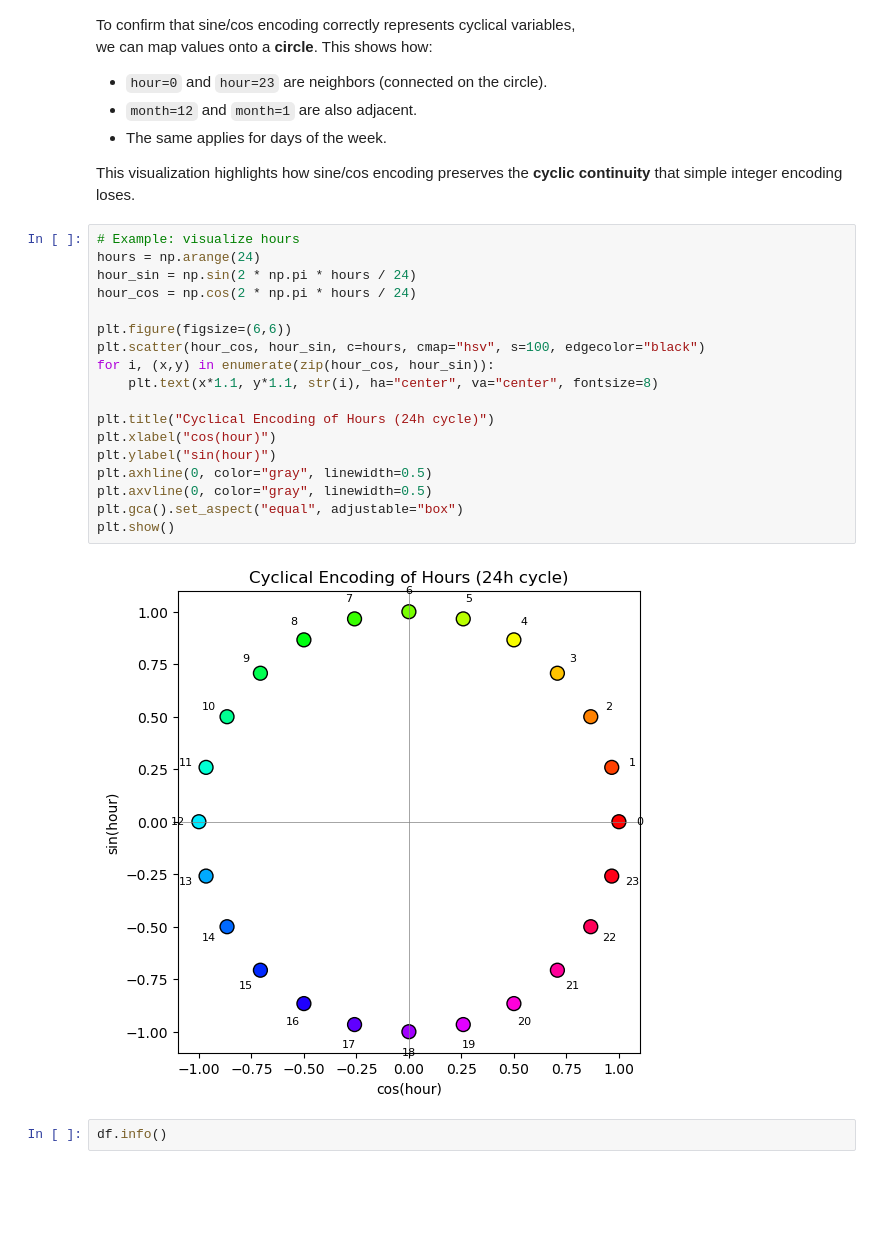
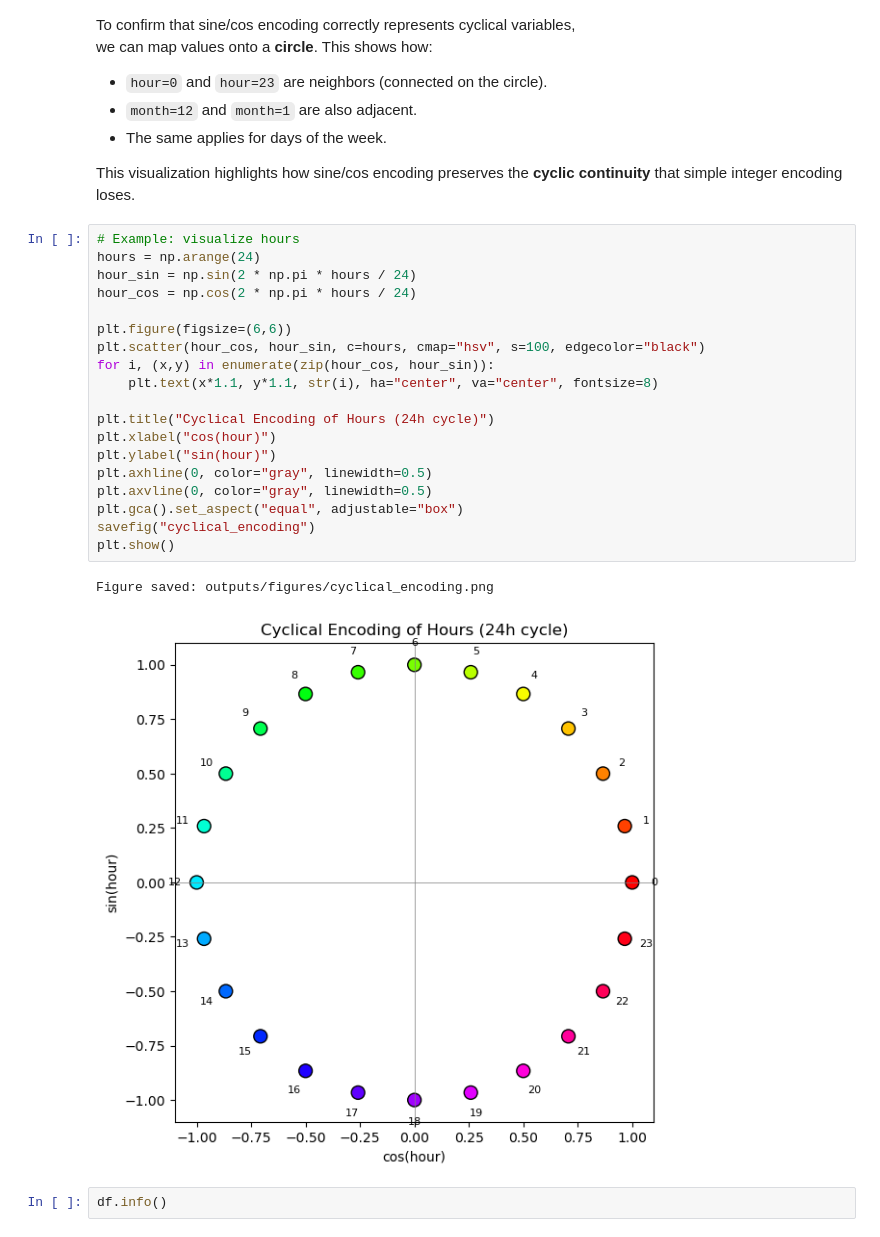
Before and after one commit to FedorSulaev/energy-demand-classifier, a Jupyter notebook: notebooks/02_data_collection_and_preprocessing.ipynb, the cells around one changed output. Saved outputs shown, nothing was run; the diff lists cells and outputs as text; blank space fills up the shorter version.

```diff
--- a/notebooks/02_data_collection_and_preprocessing.ipynb
+++ b/notebooks/02_data_collection_and_preprocessing.ipynb
@@ -737,23 +739,25 @@ This visualization highlights how sine/cos encoding preserves the **cyclic conti
 # %%
 # Example: visualize hours
 hours = np.arange(24)
 hour_sin = np.sin(2 * np.pi * hours / 24)
 hour_cos = np.cos(2 * np.pi * hours / 24)
 
 plt.figure(figsize=(6,6))
 plt.scatter(hour_cos, hour_sin, c=hours, cmap="hsv", s=100, edgecolor="black")
 for i, (x,y) in enumerate(zip(hour_cos, hour_sin)):
     plt.text(x*1.1, y*1.1, str(i), ha="center", va="center", fontsize=8)
 
 plt.title("Cyclical Encoding of Hours (24h cycle)")
 plt.xlabel("cos(hour)")
 plt.ylabel("sin(hour)")
 plt.axhline(0, color="gray", linewidth=0.5)
 plt.axvline(0, color="gray", linewidth=0.5)
 plt.gca().set_aspect("equal", adjustable="box")
+savefig("cyclical_encoding")
 plt.show()
 # %% [output]
+Figure saved: outputs/figures/cyclical_encoding.png
-[figure, old version]
+[figure, new version]
 # %%
 df.info()
 # %% [output]
```
Also changed, not shown: parts of 1 cell of this notebook, 9 other files.
